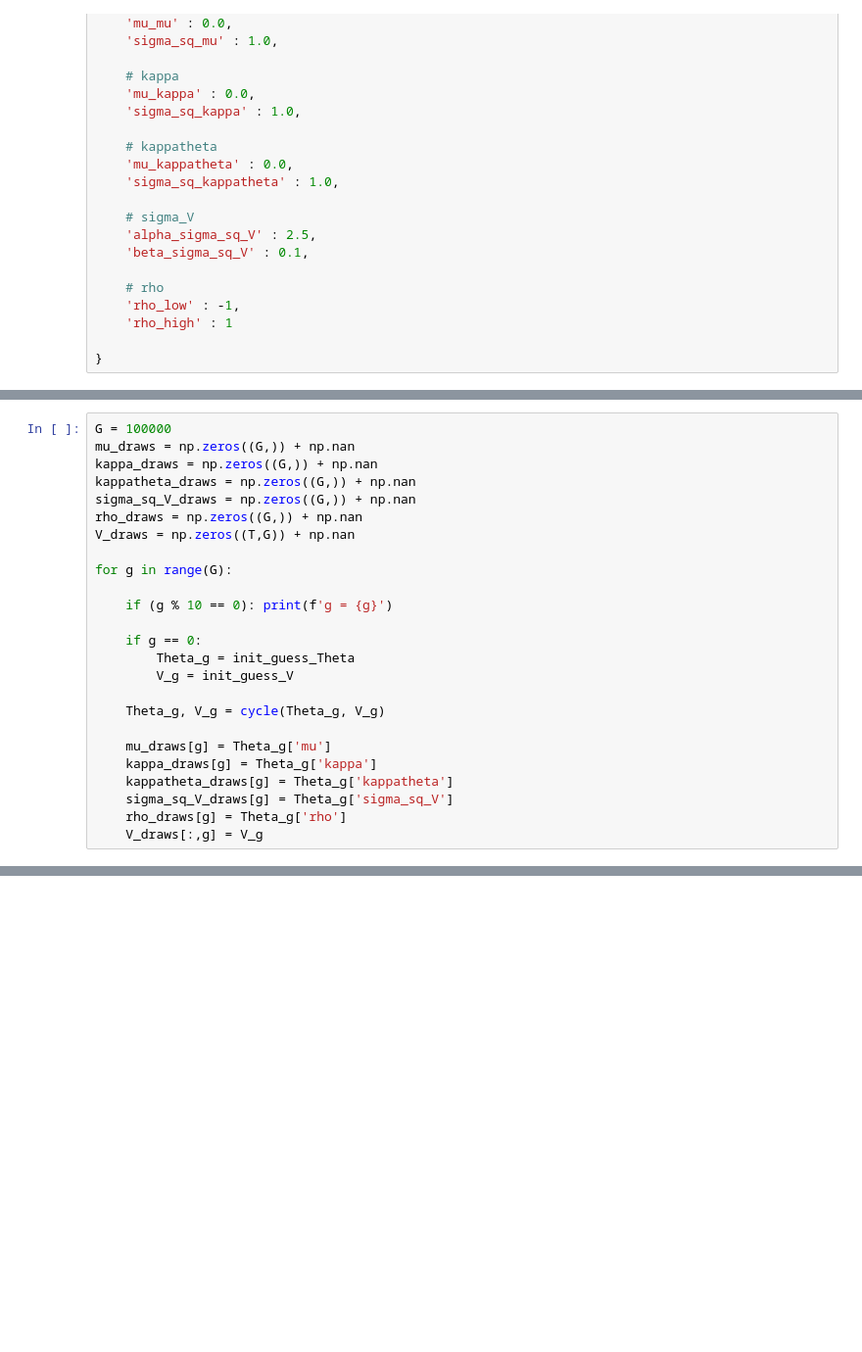
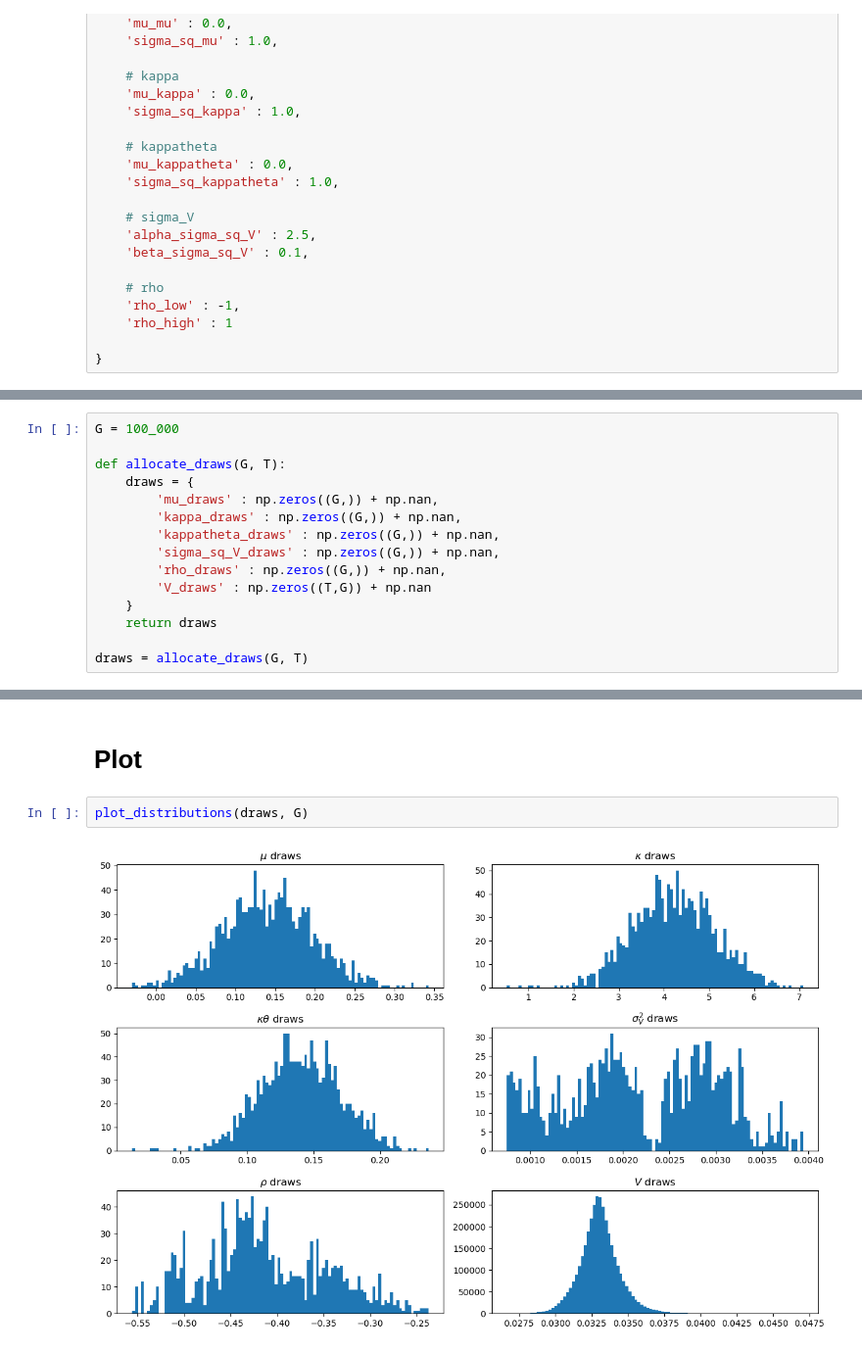
Before and after one commit to qxb650/MCSeminar, a Jupyter notebook: 02_cyclical_MCMC.ipynb, the cells around one changed output, grey strips where cells are left out. Shown at 98% size. Drawn from its saved outputs; the diff is of its cells as text; blank space fills up the shorter version.

```diff
--- a/02_cyclical_MCMC.ipynb
+++ b/02_cyclical_MCMC.ipynb
@@ -338,25 +75,15 @@ def cycle(Theta_g, V_g):
 # %%
-G = 100000
-mu_draws = np.zeros((G,)) + np.nan
-kappa_draws = np.zeros((G,)) + np.nan
-kappatheta_draws = np.zeros((G,)) + np.nan
-sigma_sq_V_draws = np.zeros((G,)) + np.nan
-rho_draws = np.zeros((G,)) + np.nan
-V_draws = np.zeros((T,G)) + np.nan
+G = 100_000
 
-for g in range(G):
+def allocate_draws(G, T):
+    draws = {
+        'mu_draws' : np.zeros((G,)) + np.nan,
+        'kappa_draws' : np.zeros((G,)) + np.nan,
+        'kappatheta_draws' : np.zeros((G,)) + np.nan,
+        'sigma_sq_V_draws' : np.zeros((G,)) + np.nan,
+        'rho_draws' : np.zeros((G,)) + np.nan,
+        'V_draws' : np.zeros((T,G)) + np.nan
+    }
+    return draws
 
-    if (g % 10 == 0): print(f'g = {g}')
-
-    if g == 0:
-        Theta_g = init_guess_Theta
-        V_g = init_guess_V
-
-    Theta_g, V_g = cycle(Theta_g, V_g)
-
-    mu_draws[g] = Theta_g['mu']
-    kappa_draws[g] = Theta_g['kappa']
-    kappatheta_draws[g] = Theta_g['kappatheta']
-    sigma_sq_V_draws[g] = Theta_g['sigma_sq_V']
-    rho_draws[g] = Theta_g['rho']
-    V_draws[:,g] = V_g
+draws = allocate_draws(G, T)
@@ -397,0 +112,6 @@ plt.hist(rho_draws, bins=100)
+# %% [markdown]
+# Plot
+# %%
+plot_distributions(draws, G)
+# %% [output]
+[figure, added]
```
Also changed, not shown: parts of 12 cells of this notebook, 3 other files.
